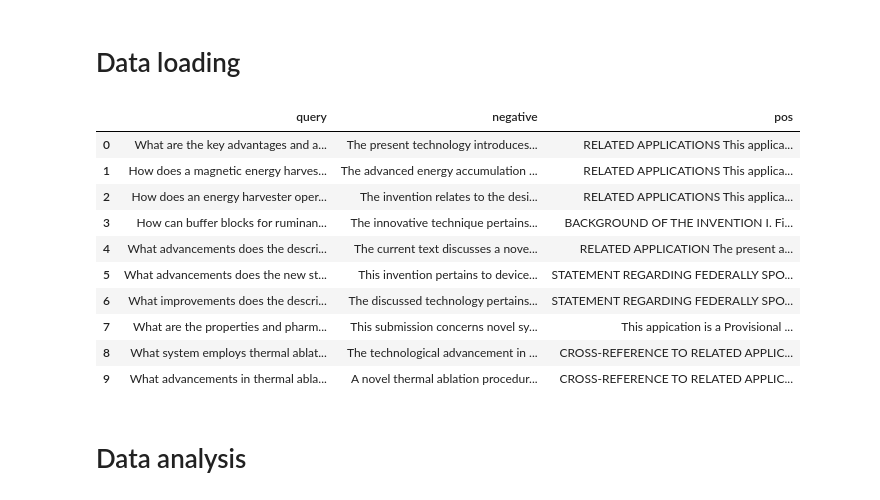
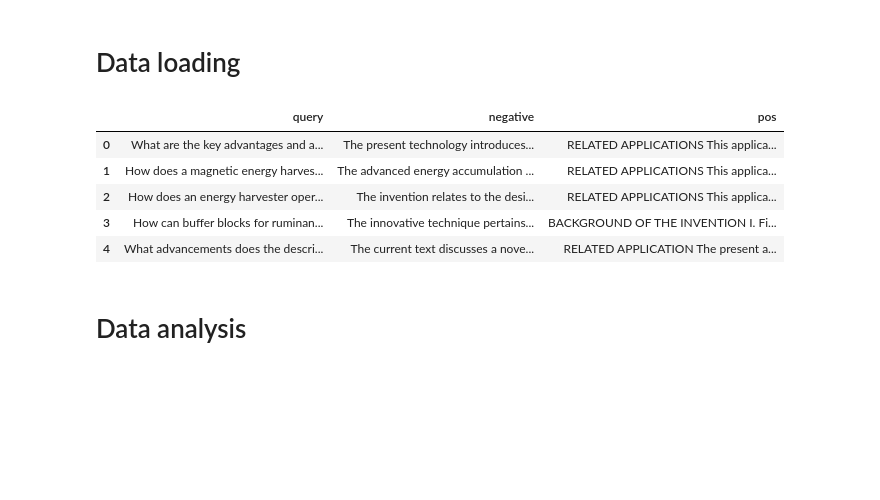
Before and after one commit to yohan-bornachot/bigpatent_text_embedding, a Jupyter notebook: data_analysis.ipynb, the cells around one changed output. Drawn from its saved outputs; the diff is of its cells as text; code cells hidden in the pictures; blank space fills up the shorter version.

```diff
--- a/data_analysis.ipynb
+++ b/data_analysis.ipynb
@@ -11,22 +12,17 @@ dataset_path = os.path.join(DATASET_ROOT_DIR, "dataset_big_patent_v1.json")
 # %%
 # Loading dataset
 with open(dataset_path, "r") as json_file:
     dataset = json.load(json_file)
 
 df = pd.DataFrame(dataset)
-df.head(10)
+df.head()
 # %% [output]
 |  | query | negative | pos |
 | 0 | What are the key advantages and a... | The present technology introduces... | RELATED APPLICATIONS This applica... |
 | 1 | How does a magnetic energy harves... | The advanced energy accumulation ... | RELATED APPLICATIONS This applica... |
 | 2 | How does an energy harvester oper... | The invention relates to the desi... | RELATED APPLICATIONS This applica... |
 | 3 | How can buffer blocks for ruminan... | The innovative technique pertains... | BACKGROUND OF THE INVENTION I. Fi... |
 | 4 | What advancements does the descri... | The current text discusses a nove... | RELATED APPLICATION The present a... |
-| 5 | What advancements does the new st... | This invention pertains to device... | STATEMENT REGARDING FEDERALLY SPO... |
-| 6 | What improvements does the descri... | The discussed technology pertains... | STATEMENT REGARDING FEDERALLY SPO... |
-| 7 | What are the properties and pharm... | This submission concerns novel sy... | This appication is a Provisional ... |
-| 8 | What system employs thermal ablat... | The technological advancement in ... | CROSS-REFERENCE TO RELATED APPLIC... |
-| 9 | What advancements in thermal abla... | A novel thermal ablation procedur... | CROSS-REFERENCE TO RELATED APPLIC... |
 # %% [markdown]
 # Data analysis
 # %% [markdown]
```
Also changed, not shown: parts of 10 cells of this notebook.
